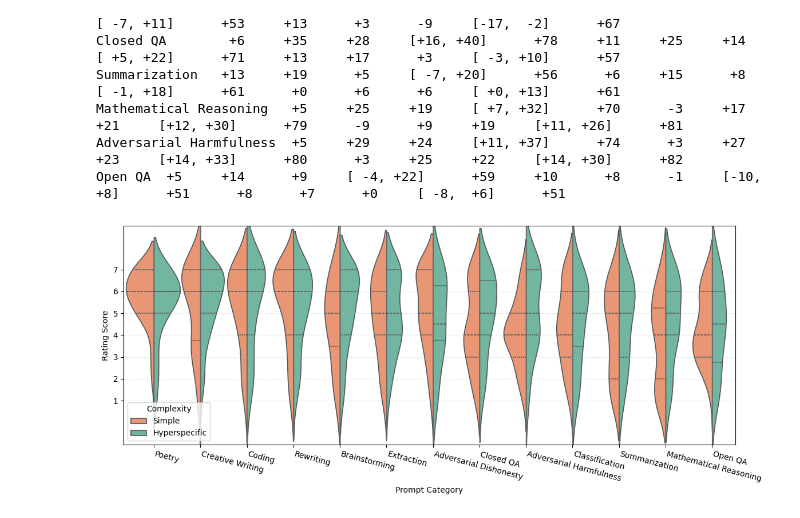
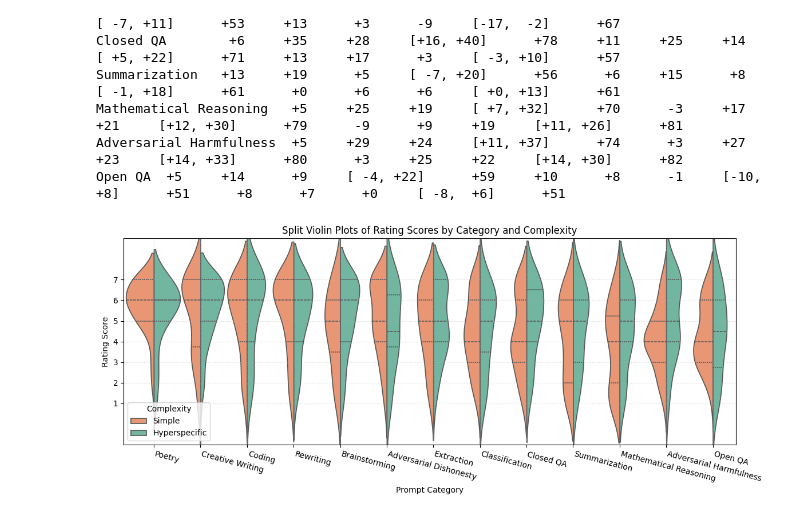
Before and after one commit to aswyatt/DA-Python, a Jupyter notebook: Interview/Data Analysis 1/Human Eval Bard.ipynb, the cells around one changed output. Saved outputs shown, nothing was run; the diff lists cells and outputs as text; code cells hidden in the pictures.

```diff
--- a/Interview/Data Analysis 1/Human Eval Bard.ipynb
+++ b/Interview/Data Analysis 1/Human Eval Bard.ipynb
@@ -33,8 +33,7 @@ def figure(*args, **kwargs):
     figsize = kwargs.pop("figsize", (12, 5))
     return plt.subplots(figsize=figsize, *args, **kwargs)
 
-
-# pd.set_option("display.max_rows", None)
+palette = sns.color_palette("Set2")
 # %% [markdown]
 ## Load Data
 # %%
@@ -570,17 +567,17 @@ display(
 fig, ax = figure()
 
 # Plot Simple (rightward)
-palette = sns.color_palette("Set2", n_colors=len(pivot))
 for i, (index, row) in enumerate(pivot.iterrows()):
     s = (1 - 2 * i)
     vals = 100 * s * row.values / row.sum()
     ax.bar(
         row.index,
         vals,
-        color=palette[1 - i],
+        color=palette[1-i],
         edgecolor=[0, 0, 0, 0.5],
         width=1,
         label=index,
+        alpha=0.9,
     )
     m = stats.iloc[i]["mean"]
     std = stats.iloc[i]["std"]
@@ -592,7 +589,7 @@ for i, (index, row) in enumerate(pivot.iterrows()):
 
 # Formatting
 ax.set_xlabel("Rating Score")
-ax.set_ylabel("% Counts")
+ax.set_ylabel("Fractional Counts [%]")
 ax.legend(loc="upper left", title="Complexity")
 ax.grid(ls=":", alpha=0.5)
 ax.set_xlim([scores[0] - 0.55, scores[-1] + 0.55])
@@ -600,9 +597,10 @@ ax.set_ylim([-30, 30])
 ax.set_yticks(np.arange(-30, 31, 5))
 ax.set_yticklabels(abs(np.arange(-30, 31, 5)))
 ax.set_xticks(scores)
-ax.set_xticklabels(score_labels, rotation=-20, ha="left")
+ax.set_xticklabels(score_labels, rotation=-10, ha="left")
 ax.yaxis.tick_right()
 ax.yaxis.set_label_position("right")
+ax.set_title("Histogram of Rating Scores by Complexity")
 
 plt.show()
 # %% [output]
@@ -1034,52 +1027,33 @@ raise SystemExit
-# %%
-
-# pivot = {}
-bard_promoters = {}
-chatgpt_promoters = {}
-neutral = {}
-nps = 0
-for comp,p in pivot.items():
-    counts = p.sum(axis=1)
-    bard_promoters[comp] = p.loc[:, scores<neutral_score].sum(axis=1)
-    chatgpt_promoters[comp] = p.loc[:, scores>neutral_score].sum(axis=1)
-    neutral[comp] = p.loc[:, neutral_score]
-
-    nps += 100*(chatgpt_promoters[comp] - bard_promoters[comp])/counts
-
-sorted_categories = nps.sort_values(ascending=False).index.tolist()
-for comp in complexity:
-    pivot[comp] = pivot[comp].reindex(sorted_categories)
-    bard_promoters[comp] = bard_promoters[comp].reindex(sorted_categories)
-    chatgpt_promoters[comp] = chatgpt_promoters[comp].reindex(sorted_categories)
 # %%
 # Plot
 fig, ax = figure()
 sns.violinplot(
     data=df,
     x="Prompt Category",
     y="Rating Score",
     hue="Complexity",
     hue_order=complexity,  # 👈 controls left/right split,
     split=True,
     density_norm="area",
     inner="quartile",
-    palette=sns.color_palette("Set2")[1::-1],
+    palette=palette[1::-1],
     ax=ax,
     width=1.2,
     order=sorted_categories,
     common_norm=True
 )
 
 ax.set_ylabel("Rating Score")
 ax.set_xlabel("Prompt Category")
 ax.legend(title="Complexity", loc="lower left")
 ax.grid(ls=":", alpha=0.5)
 ax.set_yticks(scores)
 ax.set_xticks(sorted_categories)
 ax.set_xticklabels(sorted_categories, rotation=-15, ha="left")
 ax.set_ylim([scores[0]-2, scores[-1]+2])
 ax.set_xlim([-0.65, 12.5])
+ax.set_title("Split Violin Plots of Rating Scores by Category and Complexity")
 plt.tight_layout()
 plt.show()
 # %% [output]
-[figure, old version]
+[figure, new version]
```
Also changed, not shown: parts of 13 cells of this notebook.
